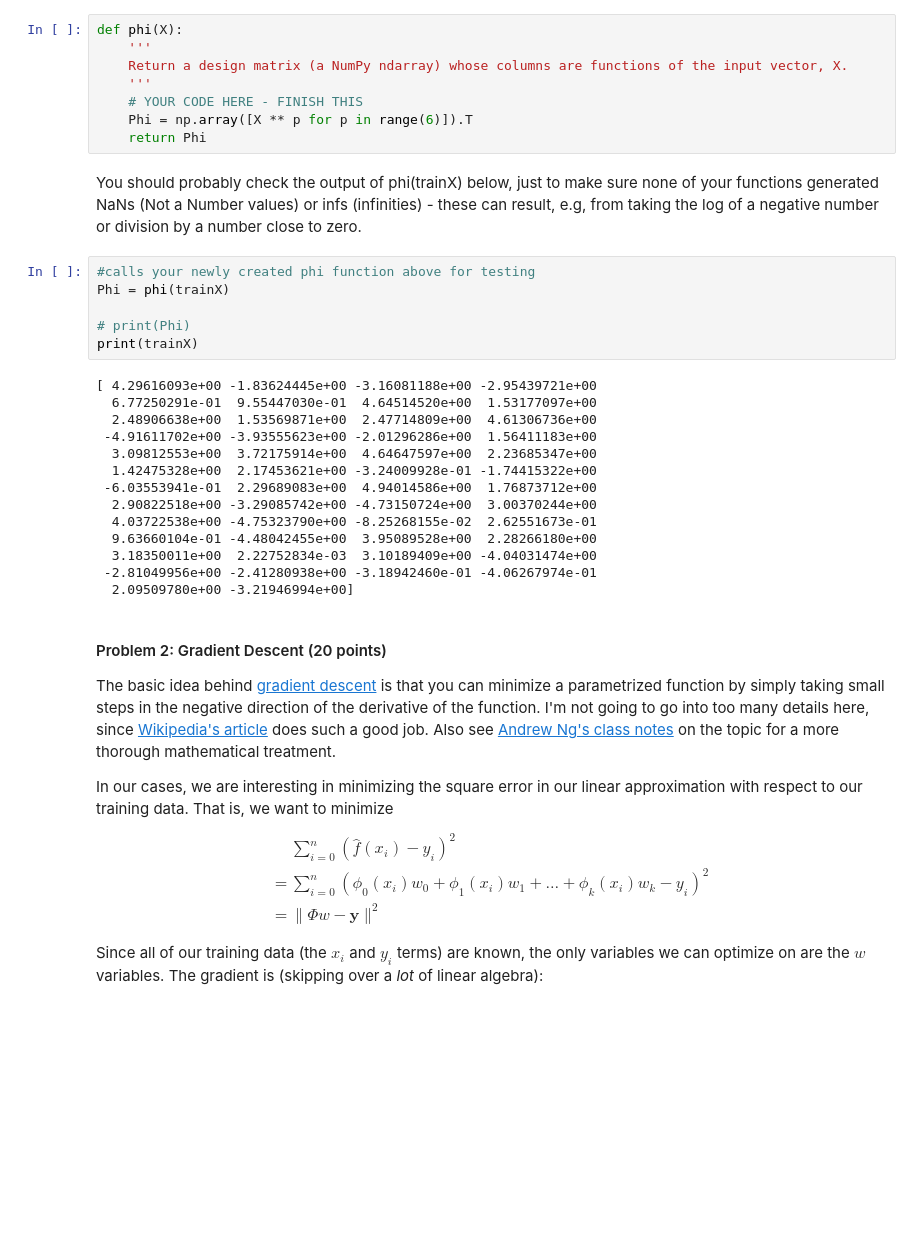
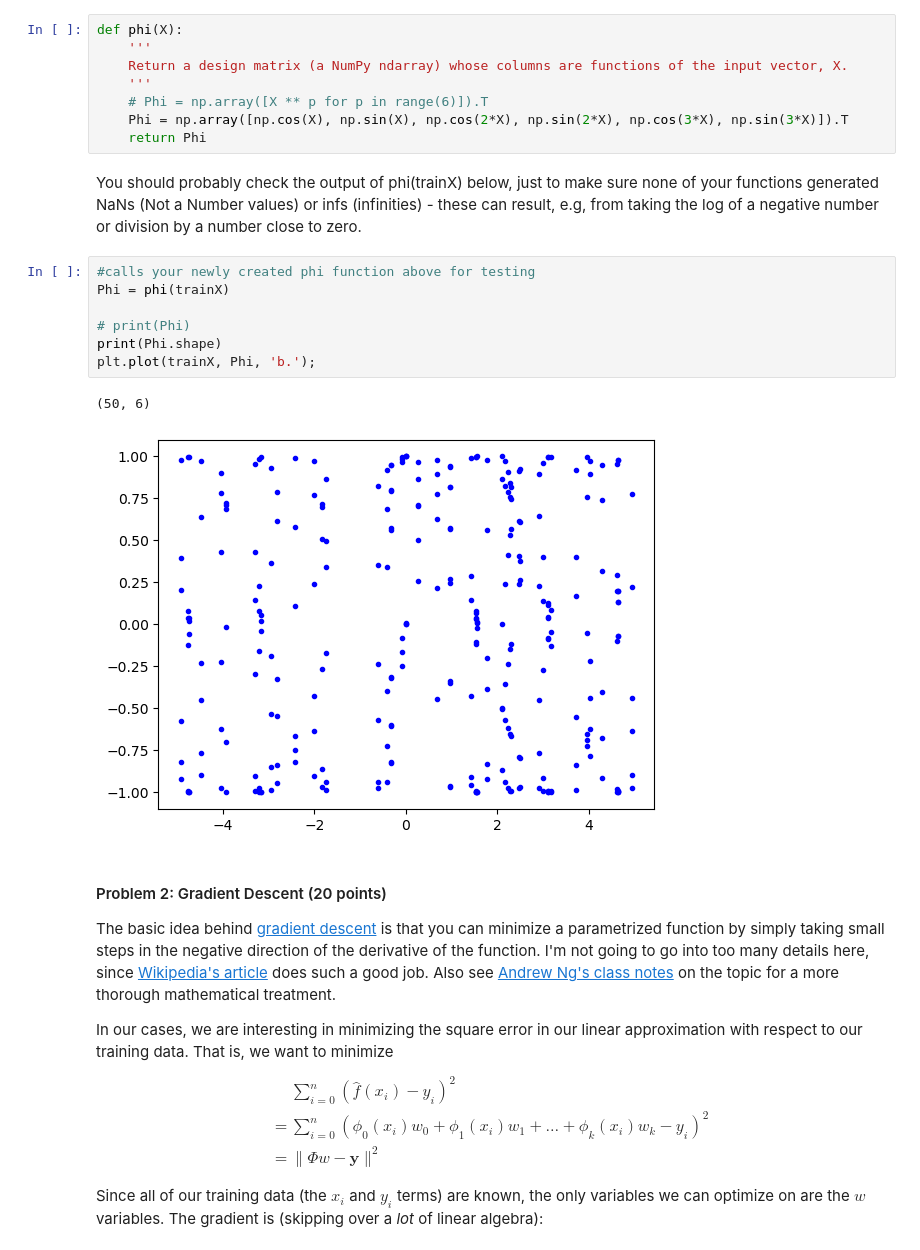
Before and after one commit to evanernst00/MinesCoding, a Jupyter notebook: CSCI303/Assignments/03-fitting.ipynb, the cells around one changed output. Drawn from its saved outputs; the diff is of its cells as text; blank space fills up the shorter version.

```diff
--- a/CSCI303/Assignments/03-fitting.ipynb
+++ b/CSCI303/Assignments/03-fitting.ipynb
@@ -48,31 +48,21 @@ def phi(X):
     '''
     Return a design matrix (a NumPy ndarray) whose columns are functions of the input vector, X.
     '''
-    # YOUR CODE HERE - FINISH THIS
-    Phi = np.array([X ** p for p in range(6)]).T
+    # Phi = np.array([X ** p for p in range(6)]).T
+    Phi = np.array([np.cos(X), np.sin(X), np.cos(2*X), np.sin(2*X), np.cos(3*X), np.sin(3*X)]).T
     return Phi
 # %% [markdown]
 You should probably check the output of phi(trainX) below, just to make sure none of your functions generated NaNs (Not a Number values) or infs (infinities) - these can result, e.g, from taking the log of a negative number or division by a number close to zero.
 # %%
 #calls your newly created phi function above for testing
 Phi = phi(trainX)
 
 # print(Phi)
-print(trainX)
+print(Phi.shape)
+plt.plot(trainX, Phi, 'b.');
 # %% [output]
-[ 4.29616093e+00 -1.83624445e+00 -3.16081188e+00 -2.95439721e+00
-  6.77250291e-01  9.55447030e-01  4.64514520e+00  1.53177097e+00
-  2.48906638e+00  1.53569871e+00  2.47714809e+00  4.61306736e+00
- -4.91611702e+00 -3.93555623e+00 -2.01296286e+00  1.56411183e+00
-  3.09812553e+00  3.72175914e+00  4.64647597e+00  2.23685347e+00
-  1.42475328e+00  2.17453621e+00 -3.24009928e-01 -1.74415322e+00
- -6.03553941e-01  2.29689083e+00  4.94014586e+00  1.76873712e+00
-  2.90822518e+00 -3.29085742e+00 -4.73150724e+00  3.00370244e+00
-  4.03722538e+00 -4.75323790e+00 -8.25268155e-02  2.62551673e-01
-  9.63660104e-01 -4.48042455e+00  3.95089528e+00  2.28266180e+00
-  3.18350011e+00  2.22752834e-03  3.10189409e+00 -4.04031474e+00
- -2.81049956e+00 -2.41280938e+00 -3.18942460e-01 -4.06267974e-01
-  2.09509780e+00 -3.21946994e+00]
+(50, 6)
+[figure, added]
 # %% [markdown]
 #### Problem 2: Gradient Descent (20 points)
 The basic idea behind [gradient descent](https://en.wikipedia.org/wiki/Gradient_descent) is that you can minimize a parametrized function by simply taking small steps in the negative direction of the derivative of the function.  I'm not going to go into too many details here, since [Wikipedia's article](https://en.wikipedia.org/wiki/Gradient_descent) does such a good job.  Also see [Andrew Ng's class notes](https://datajobs.com/data-science-repo/Generalized-Linear-Models-[Andrew-Ng].pdf) on the topic for a more thorough mathematical treatment.
```
Also changed, not shown: 2 other files.
